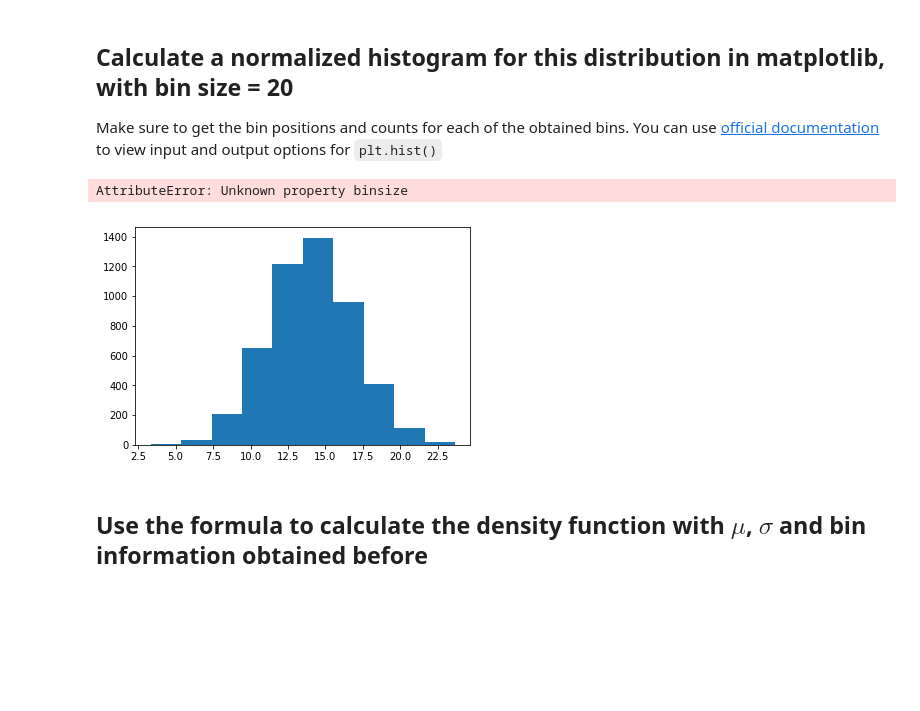
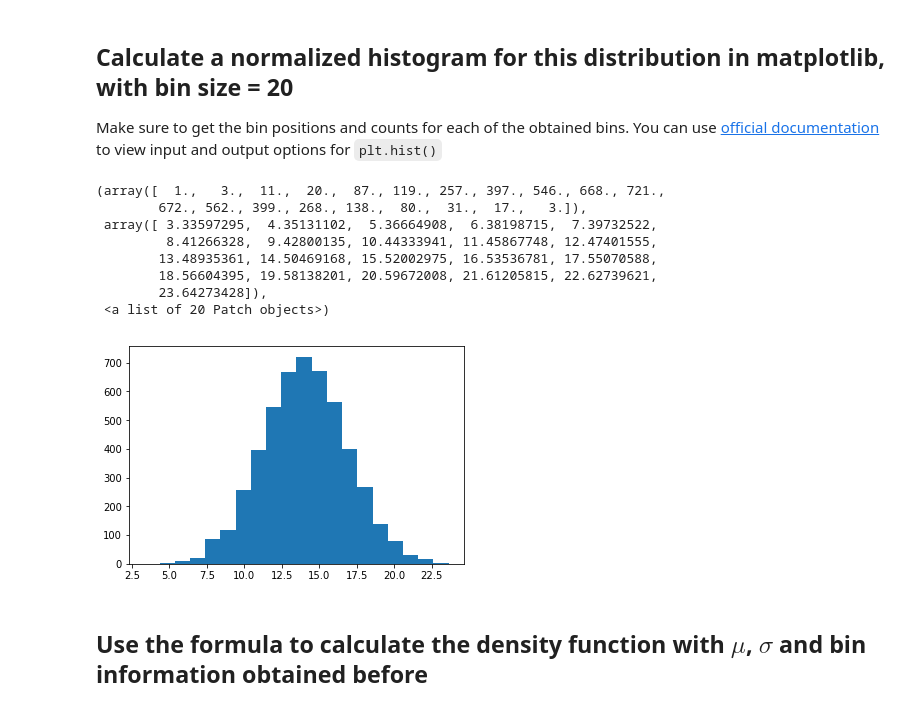
Before and after one commit to minnaf/dsc-normal-distribution-lab-nyc-ds-060319, a Jupyter notebook: index.ipynb, the cells around one changed output. Drawn from its saved outputs; the diff is of its cells as text; code cells hidden in the pictures; blank space fills up the shorter version.

```diff
--- a/index.ipynb
+++ b/index.ipynb
@@ -37,10 +37,17 @@ Make sure to get the bin positions and counts for each of the obtained bins. You
 import matplotlib.pyplot as plt
 # %%
 # Calculate a histogram for above data distribution
-plt.hist(s, binsize=20)
+plt.hist(s, bins=20)
 # %% [output]
-AttributeError: Unknown property binsize
+(array([  1.,   3.,  11.,  20.,  87., 119., 257., 397., 546., 668., 721.,
+        672., 562., 399., 268., 138.,  80.,  31.,  17.,   3.]),
+ array([ 3.33597295,  4.35131102,  5.36664908,  6.38198715,  7.39732522,
+         8.41266328,  9.42800135, 10.44333941, 11.45867748, 12.47401555,
+        13.48935361, 14.50469168, 15.52002975, 16.53536781, 17.55070588,
+        18.56604395, 19.58138201, 20.59672008, 21.61205815, 22.62739621,
+        23.64273428]),
+ <a list of 20 Patch objects>)
-[figure, old version]
+[figure, new version]
 # %% [markdown]
 ## Use the formula to calculate the density function with $\mu$, $\sigma$ and bin information obtained before
 # %%
```
